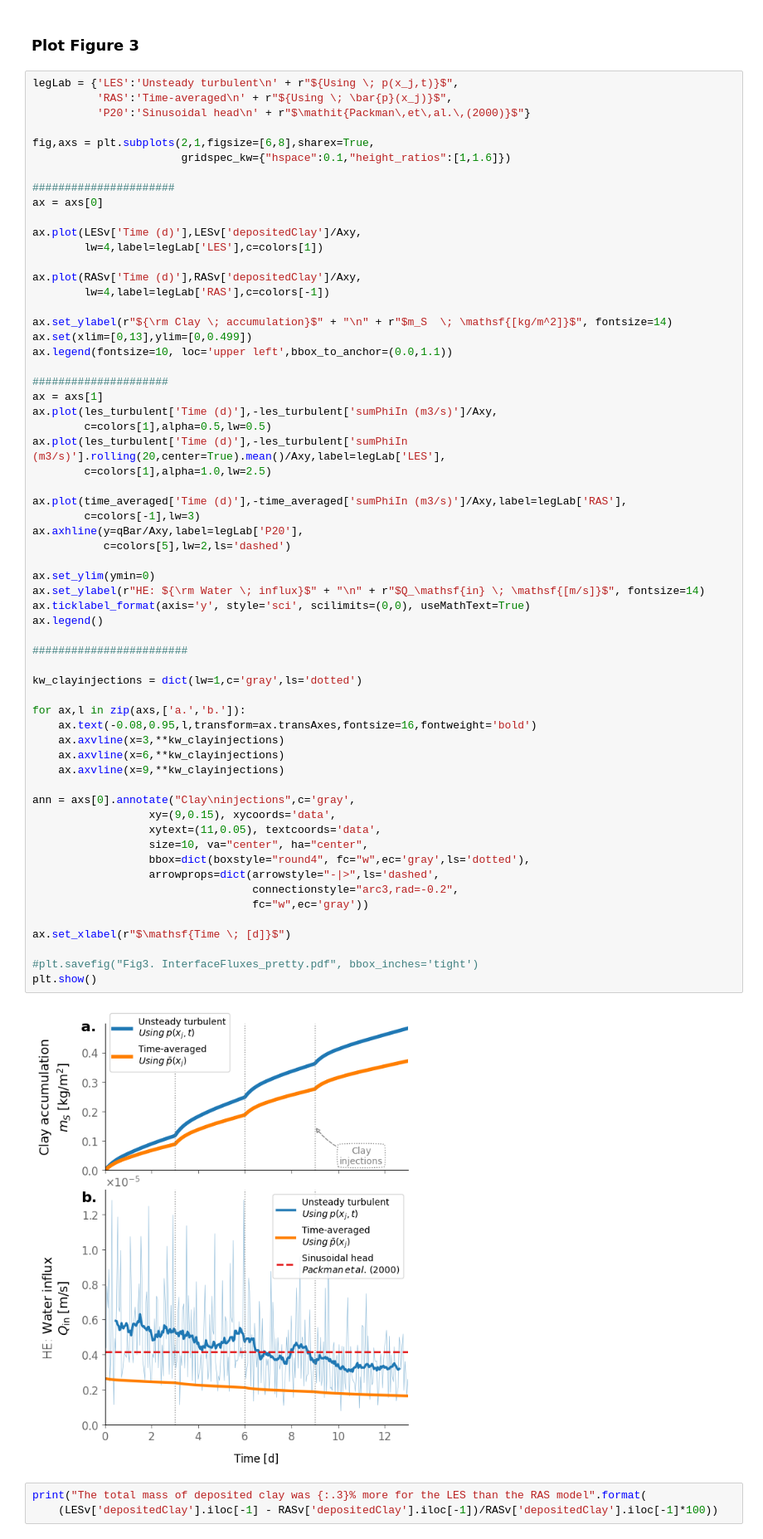
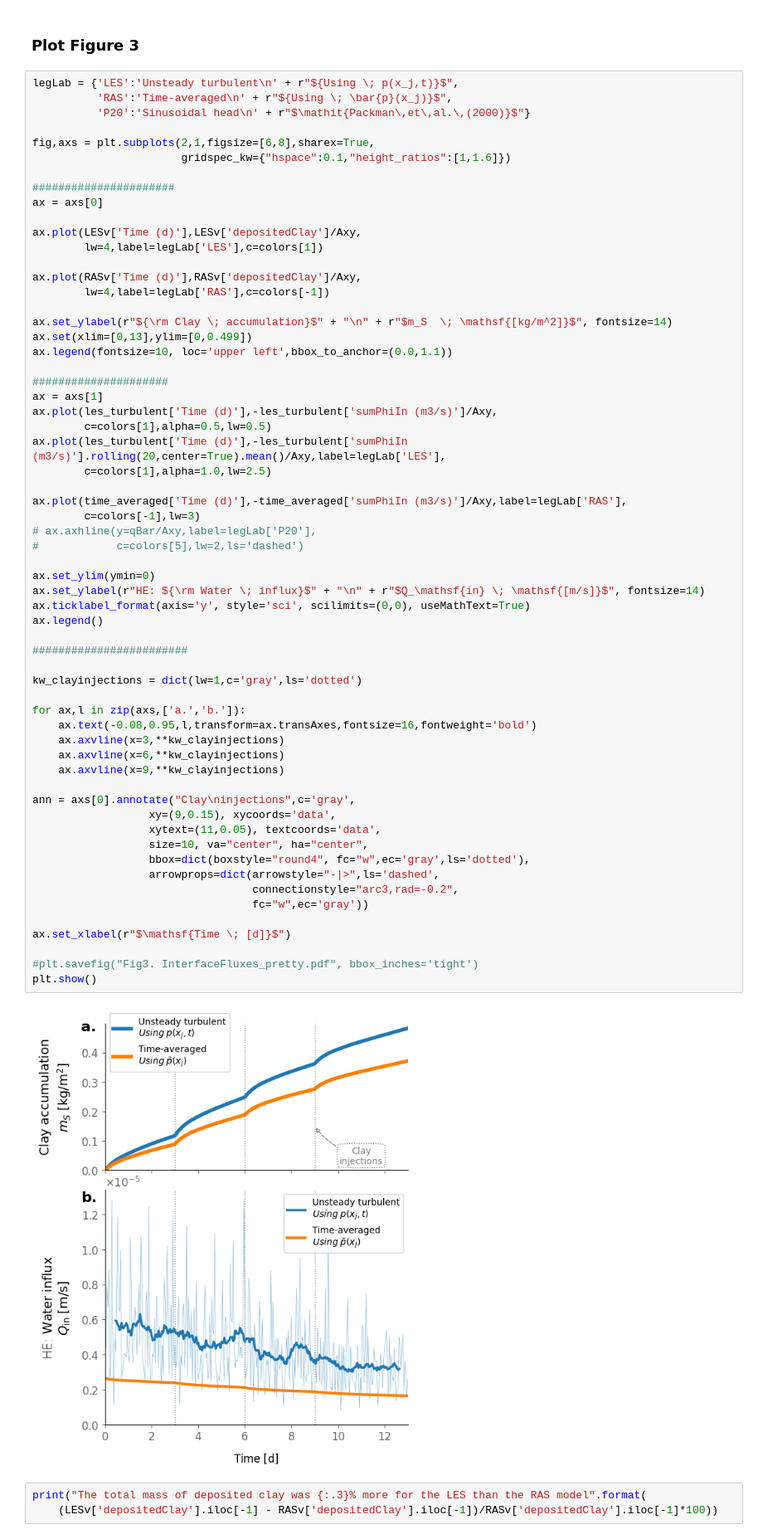
Before and after one commit to edsaac/turbulence-hyporheic-clogging, a Jupyter notebook: data-analysis/hyporheic-exchange/01.total-hyporheic-flux.ipynb, the cells around one changed output. Shown at 83% size. Cells and saved outputs as stored; diff of their text form.

```diff
--- a/data-analysis/hyporheic-exchange/01.total-hyporheic-flux.ipynb
+++ b/data-analysis/hyporheic-exchange/01.total-hyporheic-flux.ipynb
@@ -317,39 +348,39 @@ ax.plot(les_turbulent['Time (d)'],-les_turbulent['sumPhiIn (m3/s)'].rolling(20,c
 
 ax.plot(time_averaged['Time (d)'],-time_averaged['sumPhiIn (m3/s)']/Axy,label=legLab['RAS'],
         c=colors[-1],lw=3)
-ax.axhline(y=qBar/Axy,label=legLab['P20'],
-           c=colors[5],lw=2,ls='dashed')
+# ax.axhline(y=qBar/Axy,label=legLab['P20'],
+#            c=colors[5],lw=2,ls='dashed')
 
 ax.set_ylim(ymin=0)
 ax.set_ylabel(r"HE: ${\rm Water \; influx}$" + "\n" + r"$Q_\mathsf{in} \; \mathsf{[m/s]}$", fontsize=14)
 ax.ticklabel_format(axis='y', style='sci', scilimits=(0,0), useMathText=True)
 ax.legend()
 
 ########################
 
 kw_clayinjections = dict(lw=1,c='gray',ls='dotted')
 
 for ax,l in zip(axs,['a.','b.']):
     ax.text(-0.08,0.95,l,transform=ax.transAxes,fontsize=16,fontweight='bold')
     ax.axvline(x=3,**kw_clayinjections)
     ax.axvline(x=6,**kw_clayinjections)
     ax.axvline(x=9,**kw_clayinjections)
 
 ann = axs[0].annotate("Clay\ninjections",c='gray',
                   xy=(9,0.15), xycoords='data',
                   xytext=(11,0.05), textcoords='data',
                   size=10, va="center", ha="center",
                   bbox=dict(boxstyle="round4", fc="w",ec='gray',ls='dotted'),
                   arrowprops=dict(arrowstyle="-|>",ls='dashed',
                                   connectionstyle="arc3,rad=-0.2",
                                   fc="w",ec='gray'))
 
 ax.set_xlabel(r"$\mathsf{Time \; [d]}$")
 
 #plt.savefig("Fig3. InterfaceFluxes_pretty.pdf", bbox_inches='tight')
 plt.show()
 # %% [output]
-[figure, old version]
+[figure, new version]
 # %%
 print("The total mass of deposited clay was {:.3}% more for the LES than the RAS model".format(
     (LESv['depositedClay'].iloc[-1] - RASv['depositedClay'].iloc[-1])/RASv['depositedClay'].iloc[-1]*100))
```
Also changed, not shown: parts of 8 cells of this notebook, 1 other file.
